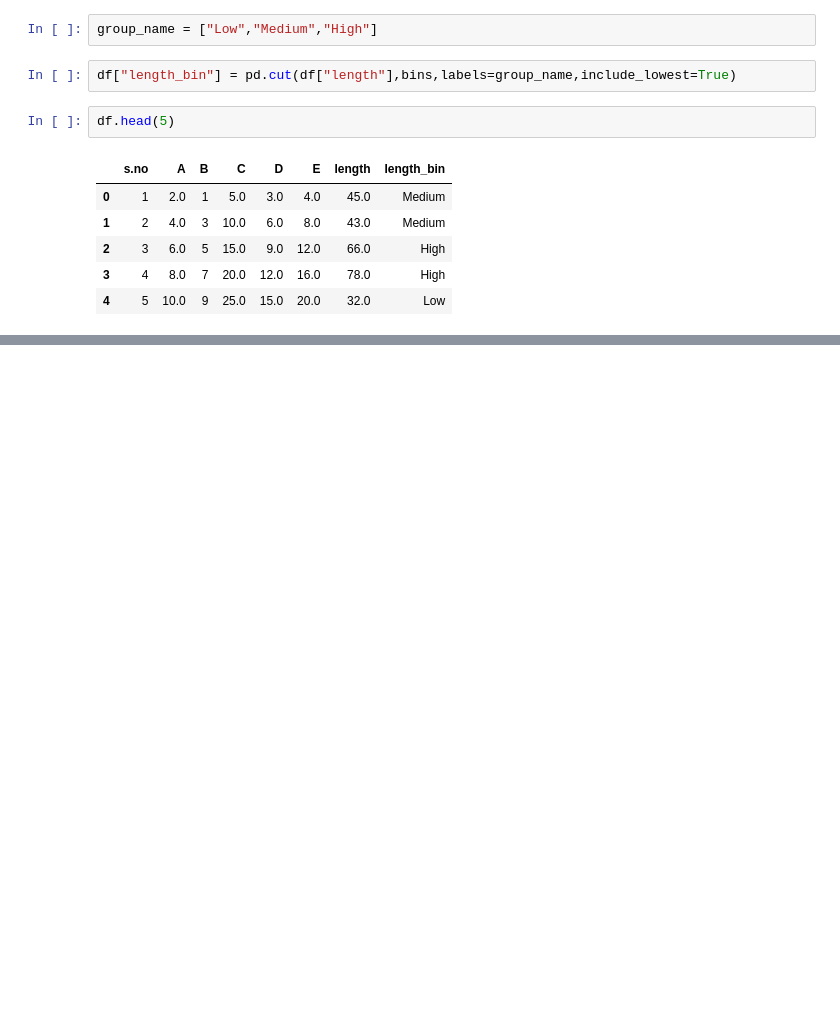
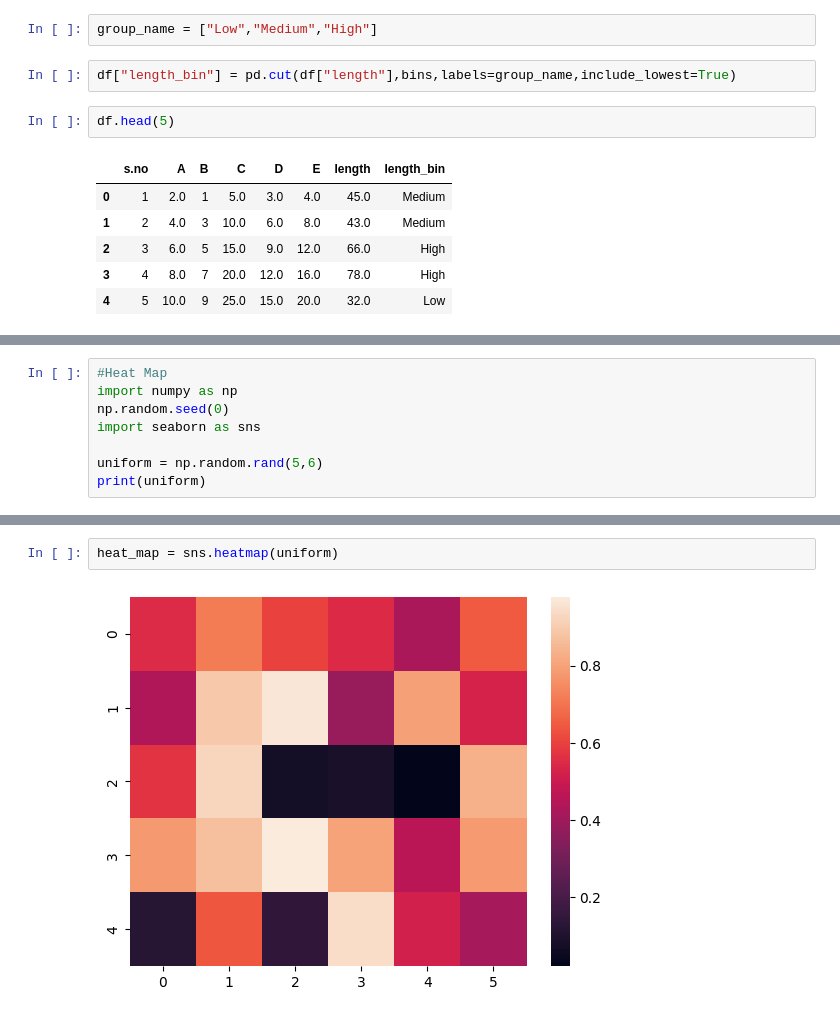
Before and after one commit to sk-shahsi/data_Analysis, a Jupyter notebook: Binning.ipynb, the cells around one changed output, grey strips where cells are left out. Saved outputs shown, nothing was run; the diff lists cells and outputs as text; blank space fills up the shorter version.

```diff
--- a/Binning.ipynb
+++ b/Binning.ipynb
@@ -52,0 +159,8 @@ pd.get_dummies(df["length"])
+# %%
+#Heat Map
+import numpy as np
+np.random.seed(0)
+import seaborn as sns
+
+uniform = np.random.rand(5,6)
+print(uniform)
@@ -52,0 +181,4 @@ pd.get_dummies(df["length"])
+# %%
+heat_map = sns.heatmap(uniform)
+# %% [output]
+[figure, added]
```
Also changed, not shown: parts of 18 cells of this notebook.
